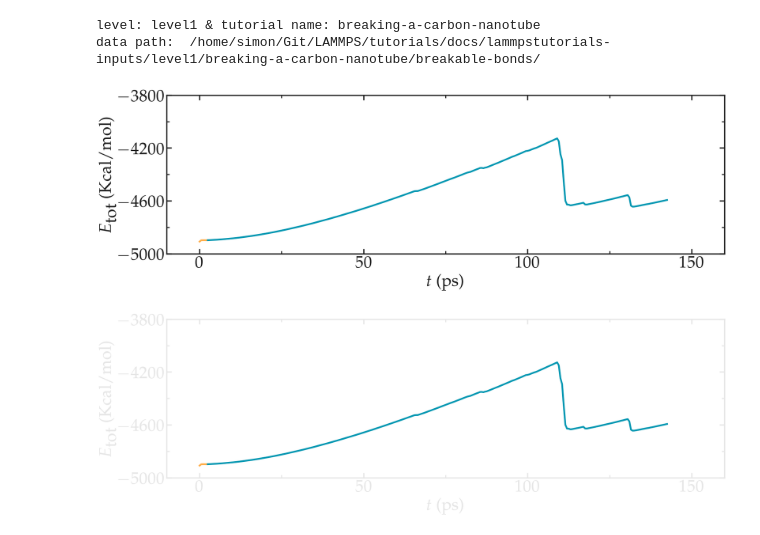
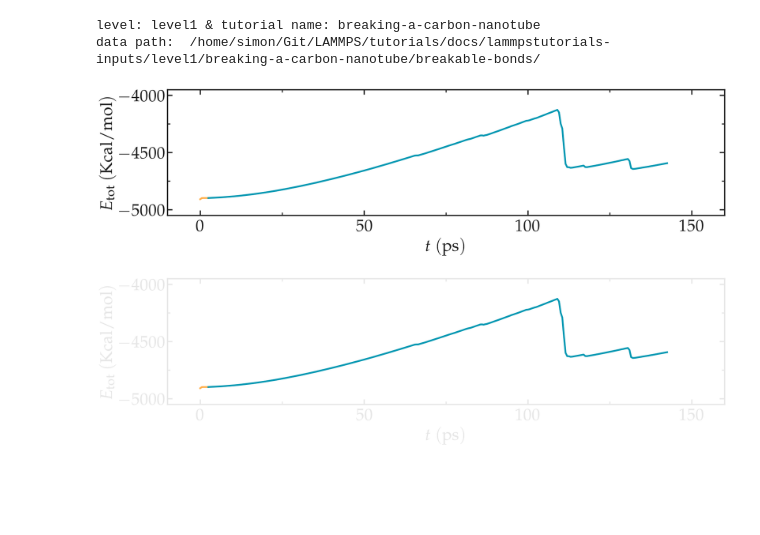
Before and after one commit to lammpstutorials/lammpstutorials.github.io, a Jupyter notebook: docs/sphinx/source/tutorials/figures/level1/breaking-a-carbon-nanotube/energy-breakable-pyplot.ipynb, the cells around one changed output. Saved outputs shown, nothing was run; the diff lists cells and outputs as text; code cells hidden in the pictures; blank space fills up the shorter version.

Commit message:
improved figures

```diff
--- a/docs/sphinx/source/tutorials/figures/level1/breaking-a-carbon-nanotube/energy-breakable-pyplot.ipynb
+++ b/docs/sphinx/source/tutorials/figures/level1/breaking-a-carbon-nanotube/energy-breakable-pyplot.ipynb
@@ -31,16 +31,17 @@ time_1 /= 2000 # ps
 # %%
 filename = "energy-breakable"
 for mode, mygray in zip(['light', 'dark'], [colors["mylightgray"], colors["mydarkgray"]]):
-    fig = plt.figure(figsize=(18,6))
+    fig = prepare_figure(mode, transparency = True, desired_figsize=(18,5))
     ax, n, l_tot, c_tot = [], 0, 1, 1
     n += 1
     ax.append(plt.subplot(l_tot, c_tot, n))
     ax[-1].plot(time_0, energy_0, color=colors["myorange"], linewidth=3.5)
     ax[-1].plot(time_1, energy_1, color=colors["myblue"], linewidth=3.5)
-    complete_panel(ax[-1], r'$t$ (ps)', r'$E_\textrm{tot}$ (Kcal/mol)', legend=False, axis_color=mygray)
-    set_boundaries(plt, x_ticks=np.arange(0, 160, 50), y_ticks=np.arange(-5000, -3500, 400),
-                   x_boundaries=(-10, 160), y_boundaries=(-5000, -4000))
+    complete_panel(ax[-1], r'$t~\mathrm{(ps)}$', r'$E_\mathrm{tot} ~ \mathrm{(Kcal/mol)}$',
+                   legend=False, axis_color=mygray, xpad=8)
+    set_boundaries(plt, x_ticks=np.arange(0, 160, 50), y_ticks=np.arange(-5000, -3500, 500),
+                   x_boundaries=(-10, 160), y_boundaries=(-5050, -3950))
     save_figure(plt, fig, mode, git_path, path_figures, filename)
 # %% [output]
-[figure, old version]
+[figure, new version]
-[figure, old version]
+[figure, new version]
```
Also changed, not shown: parts of 2 cells of this notebook, 12 other files.
